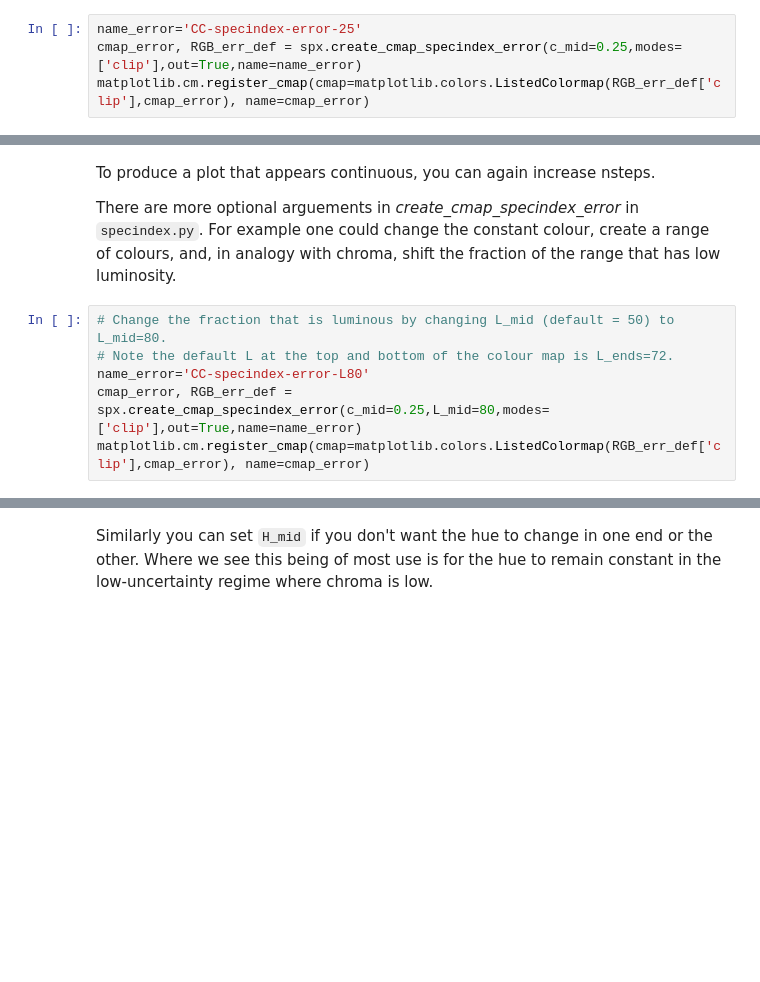
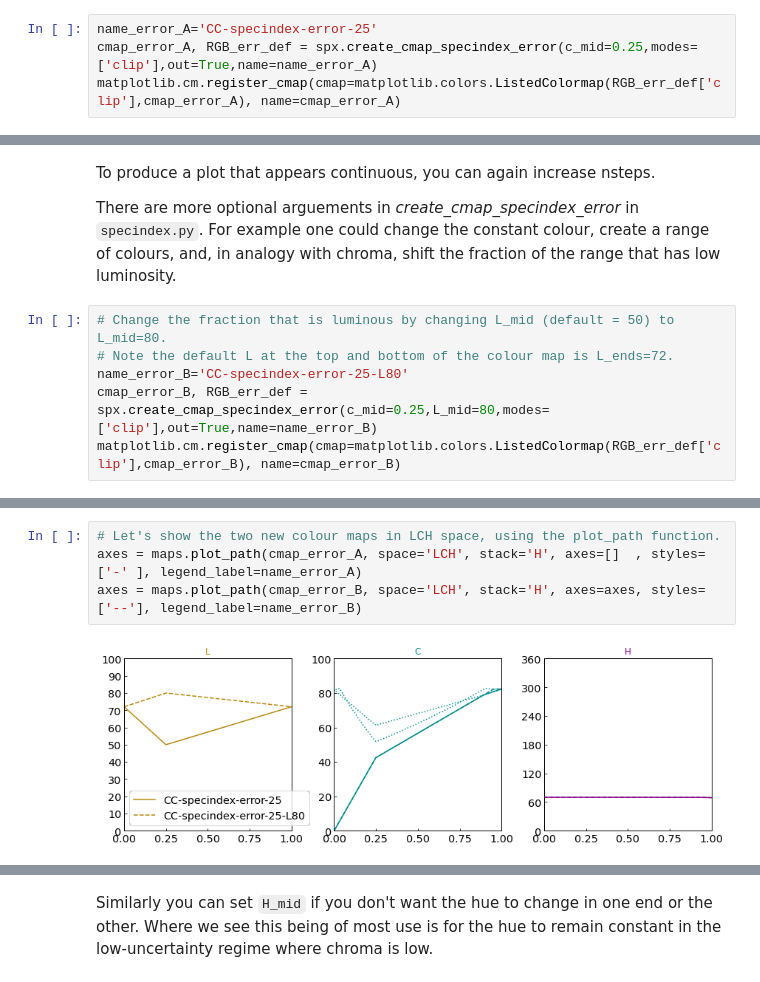
Before and after one commit to mlarichardson/CosmosCanvas, a Jupyter notebook: 2. Plot Spectral Index Error.ipynb, the cells around one changed output, grey strips where cells are left out. Drawn from its saved outputs; the diff is of its cells as text; blank space fills up the shorter version.

```diff
--- a/2. Plot Spectral Index Error.ipynb
+++ b/2. Plot Spectral Index Error.ipynb
@@ -63,9 +71,9 @@ Set OBSGEO-H to     2115.607 from OBSGEO-[XYZ]'. [astropy.wcs.wcs]
 # %% [markdown]
 For this galaxy, we see the vast majority has very low noise. We choose to shift the mid-chroma point to 25% of the colourmap. We do this using the c_mid parameter.
 # %%
-name_error='CC-specindex-error-25'
-cmap_error, RGB_err_def = spx.create_cmap_specindex_error(c_mid=0.25,modes=['clip'],out=True,name=name_error)
-matplotlib.cm.register_cmap(cmap=matplotlib.colors.ListedColormap(RGB_err_def['clip'],cmap_error), name=cmap_error)
+name_error_A='CC-specindex-error-25'
+cmap_error_A, RGB_err_def = spx.create_cmap_specindex_error(c_mid=0.25,modes=['clip'],out=True,name=name_error_A)
+matplotlib.cm.register_cmap(cmap=matplotlib.colors.ListedColormap(RGB_err_def['clip'],cmap_error_A), name=cmap_error_A)
 # %% [output]
 creating cmap 'CC-specindex-error-25' for Matplotlib (1024 steps)
 writing ./cmap_CC-specindex-error-25.png (32x1024)
@@ -84,7 +92,7 @@ There are more optional arguements in *create_cmap_specindex_error* in `specinde
 # %%
 # Change the fraction that is luminous by changing L_mid (default = 50) to L_mid=80.
 # Note the default L at the top and bottom of the colour map is L_ends=72.
-name_error='CC-specindex-error-L80'
-cmap_error, RGB_err_def = spx.create_cmap_specindex_error(c_mid=0.25,L_mid=80,modes=['clip'],out=True,name=name_error)
-matplotlib.cm.register_cmap(cmap=matplotlib.colors.ListedColormap(RGB_err_def['clip'],cmap_error), name=cmap_error)
+name_error_B='CC-specindex-error-25-L80'
+cmap_error_B, RGB_err_def = spx.create_cmap_specindex_error(c_mid=0.25,L_mid=80,modes=['clip'],out=True,name=name_error_B)
+matplotlib.cm.register_cmap(cmap=matplotlib.colors.ListedColormap(RGB_err_def['clip'],cmap_error_B), name=cmap_error_B)
 # %% [output]
@@ -98,5 +106,11 @@ WARNING: FITSFixedWarning: 'obsfix' made the change 'Set OBSGEO-L to  -107.61800
 Set OBSGEO-B to    34.078827 from OBSGEO-[XYZ].
 Set OBSGEO-H to     2115.607 from OBSGEO-[XYZ]'. [astropy.wcs.wcs]
 [figure]
+# %%
+# Let's show the two new colour maps in LCH space, using the plot_path function.
+axes = maps.plot_path(cmap_error_A, space='LCH', stack='H', axes=[]  , styles=['-' ], legend_label=name_error_A)
+axes = maps.plot_path(cmap_error_B, space='LCH', stack='H', axes=axes, styles=['--'], legend_label=name_error_B)
+# %% [output]
+[figure, added]
 # %%
 # Create a number of colours within the high error range.
```
Also changed, not shown: parts of 10 cells of this notebook, 1 other file.
